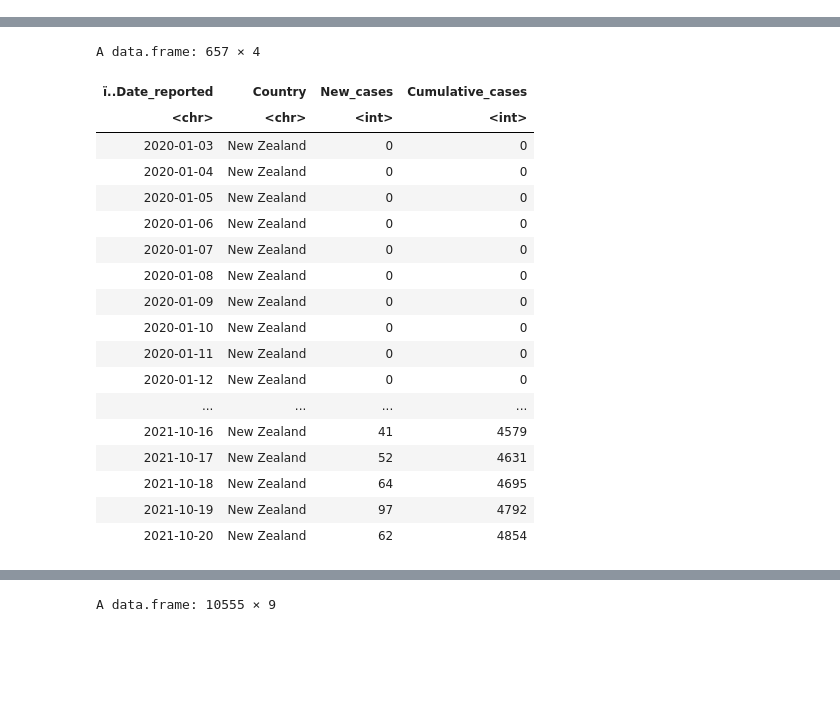
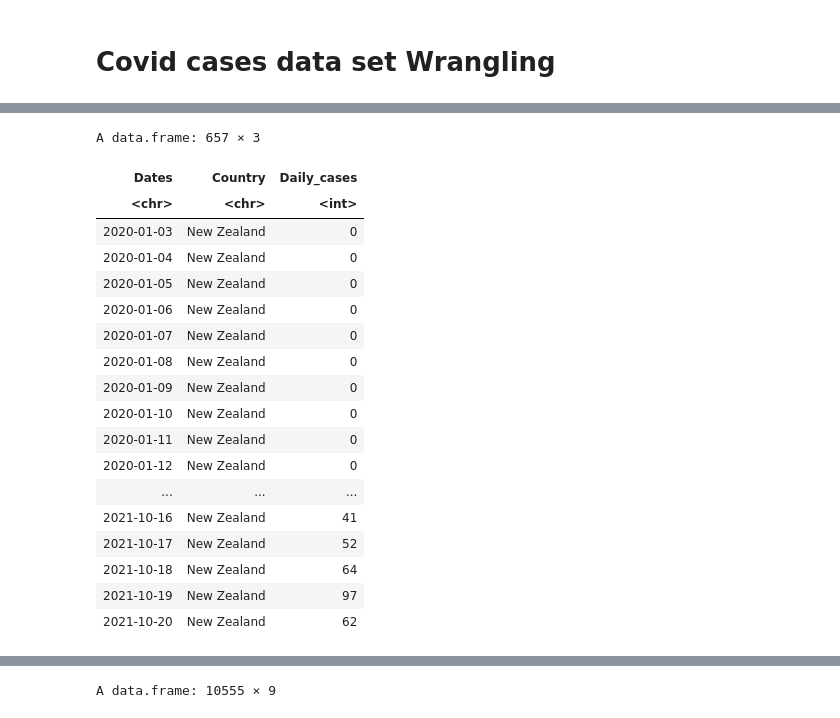
Before and after one commit to andyholmes1210/DATA201-Project, a Jupyter notebook: Border Crossings.ipynb, the cells around one changed output, grey strips where cells are left out. Saved outputs shown, nothing was run; the diff lists cells and outputs as text; code cells hidden in the pictures; blank space fills up the shorter version.

```diff
--- a/Border Crossings.ipynb
+++ b/Border Crossings.ipynb
@@ -30 +10,3 @@ The following object is masked from 'package:readr':
+# %% [markdown]
+# Covid cases data set Wrangling
 # %%
@@ -51,29 +34,36 @@ A data.frame: 155709 × 8
 | 2021-10-19 | ZW | Zimbabwe | AFRO | 0 | 132368 | 0 | ... |
 | 2021-10-20 | ZW | Zimbabwe | AFRO | 69 | 132437 | 1 | ... |
 # %%
+#filtering only New zealand
 covid_case_new_zealand <- covid_case %>%
     filter(Country == "New Zealand")
 
-covid_case_new_zealand <- select(covid_case_new_zealand, -Country_code, -WHO_region, -New_deaths, -Cumulative_deaths)
+#removing unwanted columns
+covid_case_new_zealand <- select(covid_case_new_zealand, -Country_code, -WHO_region, -New_deaths, -Cumulative_deaths, -Cumulative_cases)
+
+#renaming column title
+covid_case_new_zealand <- covid_case_new_zealand %>% rename(
+    Dates = ï..Date_reported,
+    Daily_cases = New_cases)
 
 covid_case_new_zealand
 # %% [output]
-A data.frame: 657 × 4
+A data.frame: 657 × 3
-| ï..Date_reported | Country | New_cases | Cumulative_cases |
-| <chr> | <chr> | <int> | <int> |
-| 2020-01-03 | New Zealand | 0 | 0 |
-| 2020-01-04 | New Zealand | 0 | 0 |
-| 2020-01-05 | New Zealand | 0 | 0 |
-| 2020-01-06 | New Zealand | 0 | 0 |
-| 2020-01-07 | New Zealand | 0 | 0 |
-| 2020-01-08 | New Zealand | 0 | 0 |
-| 2020-01-09 | New Zealand | 0 | 0 |
-| 2020-01-10 | New Zealand | 0 | 0 |
-| 2020-01-11 | New Zealand | 0 | 0 |
-| 2020-01-12 | New Zealand | 0 | 0 |
-| ... | ... | ... | ... |
-| 2021-10-16 | New Zealand | 41 | 4579 |
-| 2021-10-17 | New Zealand | 52 | 4631 |
-| 2021-10-18 | New Zealand | 64 | 4695 |
-| 2021-10-19 | New Zealand | 97 | 4792 |
-| 2021-10-20 | New Zealand | 62 | 4854 |
+| Dates | Country | Daily_cases |
+| <chr> | <chr> | <int> |
+| 2020-01-03 | New Zealand | 0 |
+| 2020-01-04 | New Zealand | 0 |
+| 2020-01-05 | New Zealand | 0 |
+| 2020-01-06 | New Zealand | 0 |
+| 2020-01-07 | New Zealand | 0 |
+| 2020-01-08 | New Zealand | 0 |
+| 2020-01-09 | New Zealand | 0 |
+| 2020-01-10 | New Zealand | 0 |
+| 2020-01-11 | New Zealand | 0 |
+| 2020-01-12 | New Zealand | 0 |
+| ... | ... | ... |
+| 2021-10-16 | New Zealand | 41 |
+| 2021-10-17 | New Zealand | 52 |
+| 2021-10-18 | New Zealand | 64 |
+| 2021-10-19 | New Zealand | 97 |
+| 2021-10-20 | New Zealand | 62 |
```
Also changed, not shown: parts of 24 cells of this notebook.
